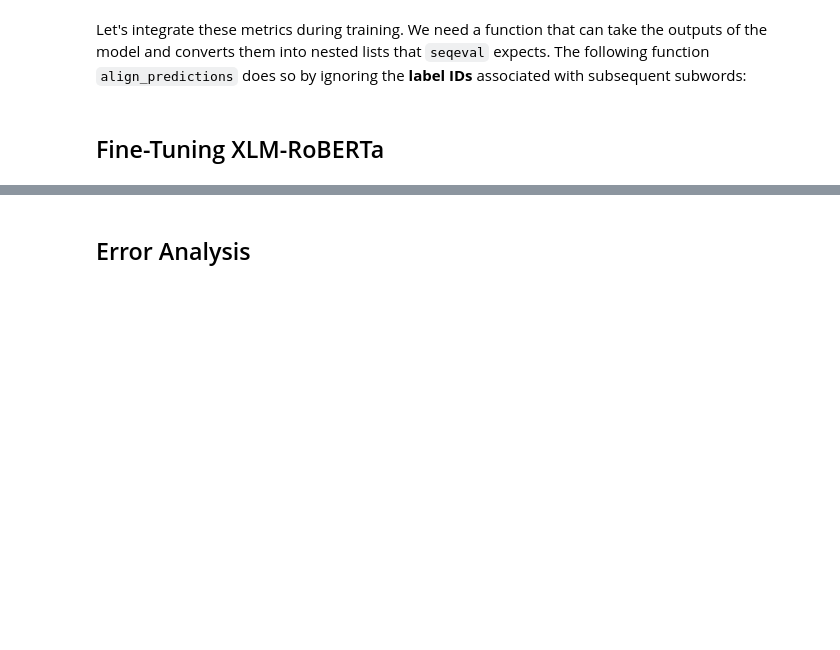
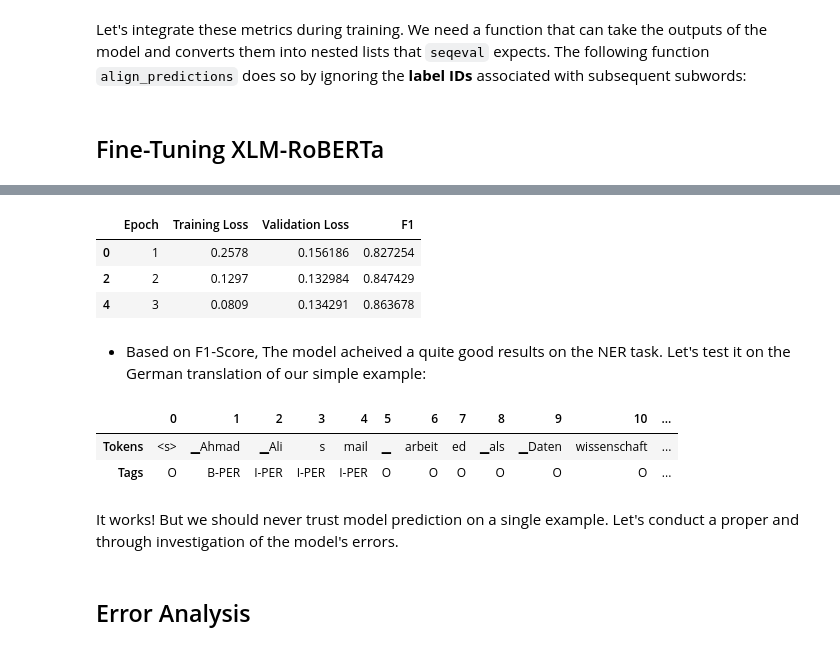
Before and after one commit to ahmad-alismail/NLP-with-Transformers, a Jupyter notebook: 4-nlp-with-transformers-multilingual-ner.ipynb, the cells around one changed output, grey strips where cells are left out. Saved outputs shown, nothing was run; the diff lists cells and outputs as text; code cells hidden in the pictures; blank space fills up the shorter version.

```diff
--- a/4-nlp-with-transformers-multilingual-ner.ipynb
+++ b/4-nlp-with-transformers-multilingual-ner.ipynb
@@ -672,13 +677,25 @@ def align_predictions(predictions, label_ids):
 # hide_output
 from transformers import TrainingArguments
 
+# Set the number of epochs, batch size, and logging steps
 num_epochs = 3
 batch_size = 24
 logging_steps = len(panx_de_encoded["train"]) // batch_size
+
+# Define the model name
 model_name = f"{xlmr_model_name}-finetuned-panx-de"
+
+# Define the training arguments for the model
 training_args = TrainingArguments(
-    output_dir=model_name, log_level="error", num_train_epochs=num_epochs,
-    per_device_train_batch_size=batch_size,
-    per_device_eval_batch_size=batch_size, evaluation_strategy="epoch",
-    save_steps=1e6, weight_decay=0.01, disable_tqdm=False,
-    logging_steps=logging_steps, push_to_hub=True)
+    output_dir=model_name,                   # Directory to save model checkpoints and outputs
+    log_level="error",                       # Logging level
+    num_train_epochs=num_epochs,             # Number of training epochs
+    per_device_train_batch_size=batch_size,  # Batch size per device for training
+    per_device_eval_batch_size=batch_size,   # Batch size per device for evaluation
+    evaluation_strategy="epoch",             # Evaluate model's prediction on the validation set at the end of each epoch
+    save_steps=1e6,                          # Save checkpoint every 1000000 steps (i.e., disable checkpointing to speed up training)
+    weight_decay=0.01,                       # Weight decay for optimizer
+    disable_tqdm=False,                      # Whether to show progress bar during training
+    logging_steps=logging_steps,             # Determines the number of steps between each logging message
+    push_to_hub=False                         # Whether to push the model to the Hugging Face model hub
+)
@@ -709,9 +760,10 @@ def model_init():
 # %%
-# hide_output
 from transformers import Trainer
 
-trainer = Trainer(model_init=model_init, args=training_args,
-                  data_collator=data_collator, compute_metrics=compute_metrics,
+trainer = Trainer(model_init=model_init,       # A function that instantiates the model to be used
+                  args=training_args,          # Arguments to tweak for training
+                  data_collator=data_collator,
+                  compute_metrics=compute_metrics,
                   train_dataset=panx_de_encoded["train"],
                   eval_dataset=panx_de_encoded["validation"],
                   tokenizer=xlmr_tokenizer)
@@ -727,10 +801,24 @@ df['Epoch'] = df["Epoch"].apply(lambda x: round(x))
 df['Training Loss'] = df["Training Loss"].ffill()
 df[['Validation Loss', 'F1']] = df[['Validation Loss', 'F1']].bfill().ffill()
 df.drop_duplicates()
+# %% [output]
+|  | Epoch | Training Loss | Validation Loss | F1 |
+| 0 | 1 | 0.2578 | 0.156186 | 0.827254 |
+| 2 | 2 | 0.1297 | 0.132984 | 0.847429 |
+| 4 | 3 | 0.0809 | 0.134291 | 0.863678 |
+# %% [markdown]
+* Based on F1-Score, The model acheived a quite good results on the NER task. Let's test it on the German translation of our simple example:
 # %%
 # hide_output
 text_de = "Jeff Dean ist ein Informatiker bei Google in Kalifornien"
-tag_text(text_de, tags, trainer.model, xlmr_tokenizer)
+text_de2 = "Ahmad Alismail arbeited als Datenwissenschaftler in Meschede"
+tag_text(text_de2, tags, trainer.model, xlmr_tokenizer)
+# %% [output]
+|  | 0 | 1 | 2 | 3 | 4 | 5 | 6 | 7 | 8 | 9 | 10 | ... |
+| Tokens | <s> | ▁Ahmad | ▁Ali | s | mail | ▁ | arbeit | ed | ▁als | ▁Daten | wissenschaft | ... |
+| Tags | O | B-PER | I-PER | I-PER | I-PER | O | O | O | O | O | O | ... |
+# %% [markdown]
+It works! But we should never trust model prediction on a single example. Let's conduct a proper and through investigation of the model's errors.
 # %% [markdown]
 ## Error Analysis
 # %%
```
Also changed, not shown: parts of 17 cells of this notebook.
